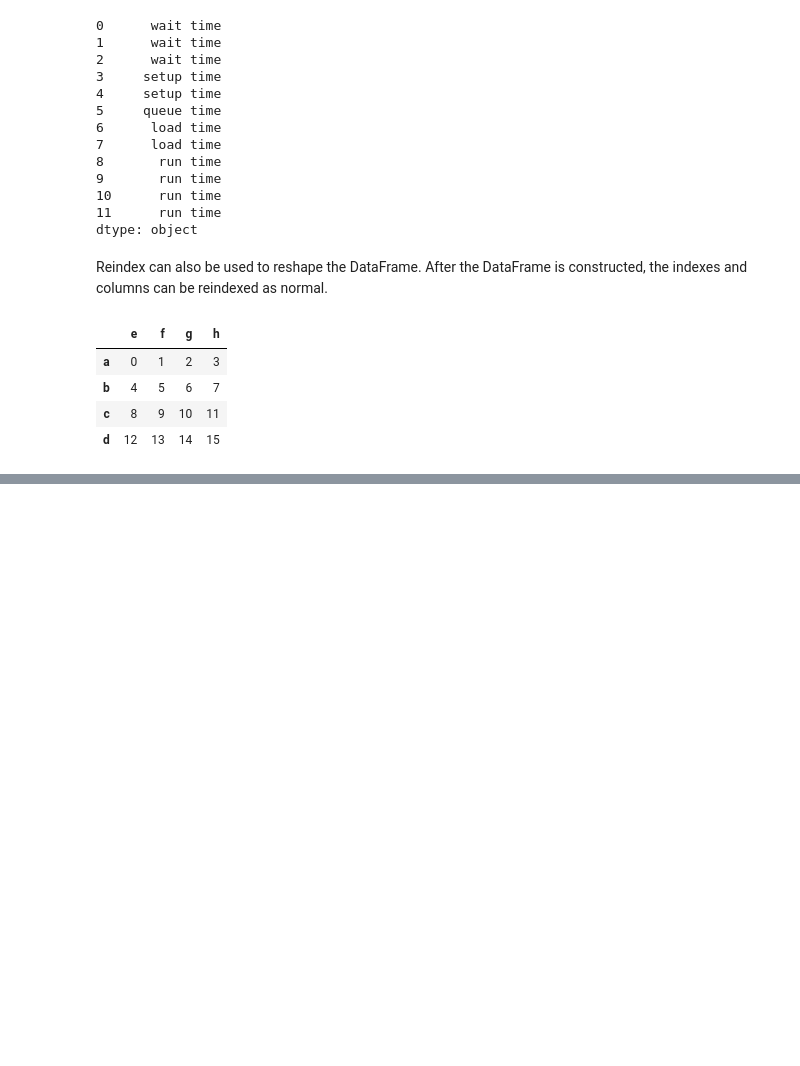
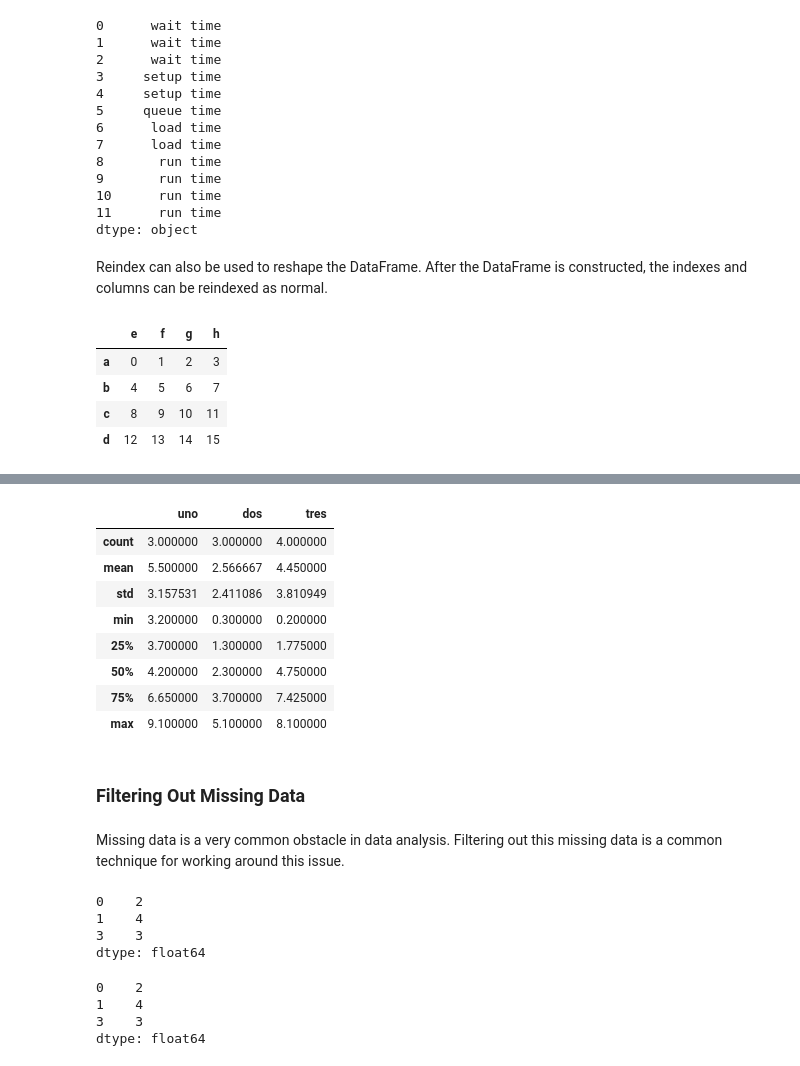
Before and after one commit to calpolydatascience/data301, a Jupyter notebook: Content/Data/DataFrame.ipynb, the cells around one changed output, grey strips where cells are left out. Cells and saved outputs as stored; diff of their text form; code cells hidden in the pictures; blank space fills up the shorter version.

```diff
--- a/Content/Data/DataFrame.ipynb
+++ b/Content/Data/DataFrame.ipynb
@@ -287,0 +799,3 @@ frame
+# %%
+random_dataframe = DataFrame([[3.2, np.nan, np.nan], [9.1, 2.3, 0.2], [np.nan, np.nan, 2.3], [np.nan, 0.3, 8.1], [4.2, 5.1, 7.2]], index = ["a", "b", "c", "d", "e"], columns = ["uno", "dos", "tres"])
+random_dataframe
@@ -287,0 +868,33 @@ frame
+# %%
+random_dataframe.describe()
+# %% [output]
+|  | uno | dos | tres |
+| count | 3.000000 | 3.000000 | 4.000000 |
+| mean | 5.500000 | 2.566667 | 4.450000 |
+| std | 3.157531 | 2.411086 | 3.810949 |
+| min | 3.200000 | 0.300000 | 0.200000 |
+| 25% | 3.700000 | 1.300000 | 1.775000 |
+| 50% | 4.200000 | 2.300000 | 4.750000 |
+| 75% | 6.650000 | 3.700000 | 7.425000 |
+| max | 9.100000 | 5.100000 | 8.100000 |
+# %% [markdown]
+### Filtering Out Missing Data
+# %% [markdown]
+Missing data is a very common obstacle in data analysis. Filtering out this missing data is a common technique for working around this issue.
+# %%
+from numpy import nan as NA
+
+incomplete_data = Series([2, 4, NA, 3, NA])
+incomplete_data.dropna()
+# %% [output]
+0    2
+1    4
+3    3
+dtype: float64
+# %%
+incomplete_data[incomplete_data.notnull()]
+# %% [output]
+0    2
+1    4
+3    3
+dtype: float64
```
Also changed, not shown: parts of 110 cells of this notebook.
